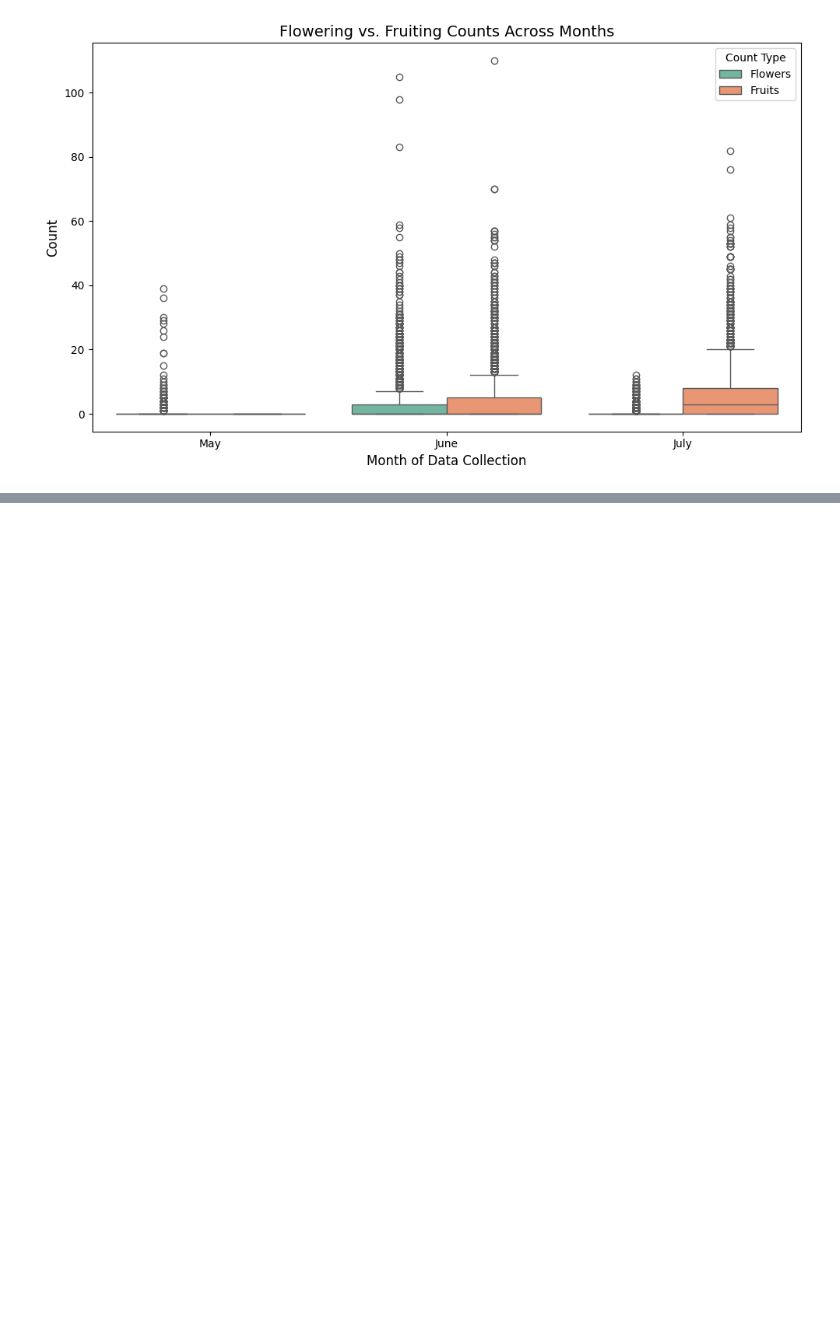
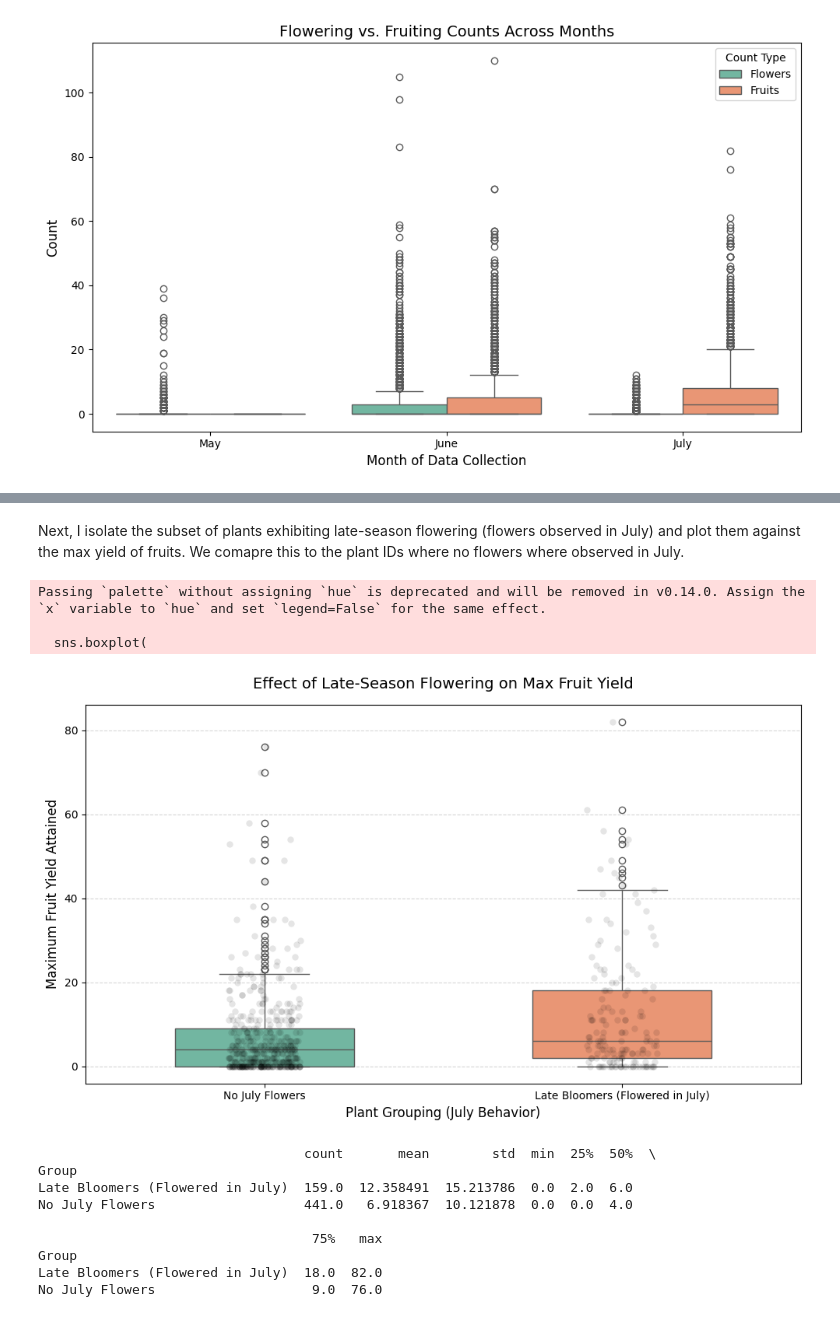
Before and after one commit to jenny-pom/intensive-survey-2025, a Jupyter notebook: notebooks/flower-fruit-analysis.ipynb, the cells around one changed output, grey strips where cells are left out. Cells and saved outputs as stored; diff of their text form; code cells hidden in the pictures; blank space fills up the shorter version.

```diff
--- a/notebooks/flower-fruit-analysis.ipynb
+++ b/notebooks/flower-fruit-analysis.ipynb
@@ -128,0 +122,79 @@ A ratio of 1.0 means every single flower successfully turned into a fruit (100%
+# %% [markdown]
+Next, I isolate the subset of plants exhibiting late-season flowering (flowers observed in July) and plot them against the max yield of fruits. We comapre this to the plant IDs where no flowers where observed in July.
+# %%
+# Isolate July data to identify the plant groups
+july_data = df[df.index.month == 7]
+
+# Calculate total July flowers per plant
+july_flowers = july_data.groupby('Plant.ID')['Estim.Flowers.Nr'].sum()
+
+# Group A: Plants that flowered in July (Total > 0)
+late_bloomers_ids = july_flowers[july_flowers > 0].index.tolist()
+
+# Group B: Plants with zero flowers in July
+no_july_flowers_ids = july_flowers[july_flowers == 0].index.tolist()
+
+# This will find the max fruit count in all months, it could have taken place before the second flowering period in July.
+max_fruit_per_plant = df.groupby('Plant.ID')['Estim.Fruits.Nr'].max().reset_index()
+
+# Assign each plant to its respective group
+def assign_group(plant_id):
+    if plant_id in late_bloomers_ids:
+        return 'Late Bloomers (Flowered in July)'
+    elif plant_id in no_july_flowers_ids:
+        return 'No July Flowers'
+    return 'Other'
+
+max_fruit_per_plant['Group'] = max_fruit_per_plant['Plant.ID'].apply(assign_group)
+
+# Filter out any 'Other' plants if they don't fit the criteria
+comparison_df = max_fruit_per_plant[max_fruit_per_plant['Group'] != 'Other']
+
+# Plot the comparison
+plt.figure(figsize=(10, 6))
+
+sns.boxplot(
+    data=comparison_df,
+    x='Group',
+    y='Estim.Fruits.Nr',
+    palette=['#66c2a5', '#fc8d62'],
+    width=0.5
+)
+
+# Add individual plant dots over the boxplot so you can see every single plant ID's position
+sns.stripplot(
+    data=comparison_df,
+    x='Group',
+    y='Estim.Fruits.Nr',
+    color='black',
+    alpha=0.1,
+    size=6,
+    jitter=0.1
+)
+
+plt.title('Effect of Late-Season Flowering on Max Fruit Yield', fontsize=14, pad=15)
+plt.xlabel('Plant Grouping (July Behavior)', fontsize=12)
+plt.ylabel('Maximum Fruit Yield Attained', fontsize=12)
+plt.grid(axis='y', linestyle='--', alpha=0.5)
+
+plt.tight_layout()
+plt.savefig('../results/effect_on_late_season_flowering.png', dpi=300)
+
+plt.show()
+
+# Print out quick summary statistics
+print(comparison_df.groupby('Group')['Estim.Fruits.Nr'].describe())
+# %% [output]
+Passing `palette` without assigning `hue` is deprecated and will be removed in v0.14.0. Assign the `x` variable to `hue` and set `legend=False` for the same effect.
+
+  sns.boxplot(
+[figure, added]
+                                  count       mean        std  min  25%  50%  \
+Group
+Late Bloomers (Flowered in July)  159.0  12.358491  15.213786  0.0  2.0  6.0
+No July Flowers                   441.0   6.918367  10.121878  0.0  0.0  4.0
+
+                                   75%   max
+Group
+Late Bloomers (Flowered in July)  18.0  82.0
+No July Flowers                    9.0  76.0
```
Also changed, not shown: parts of 18 cells of this notebook, 5 other files.
